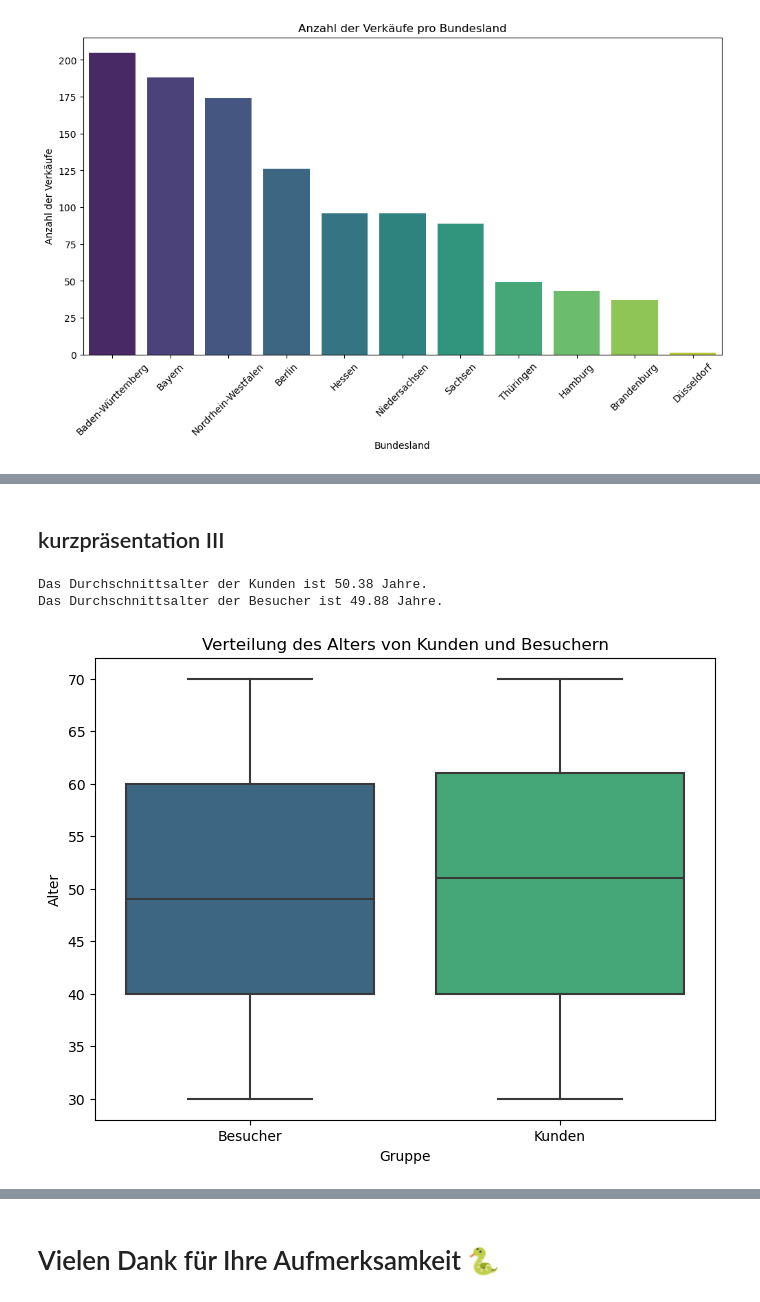
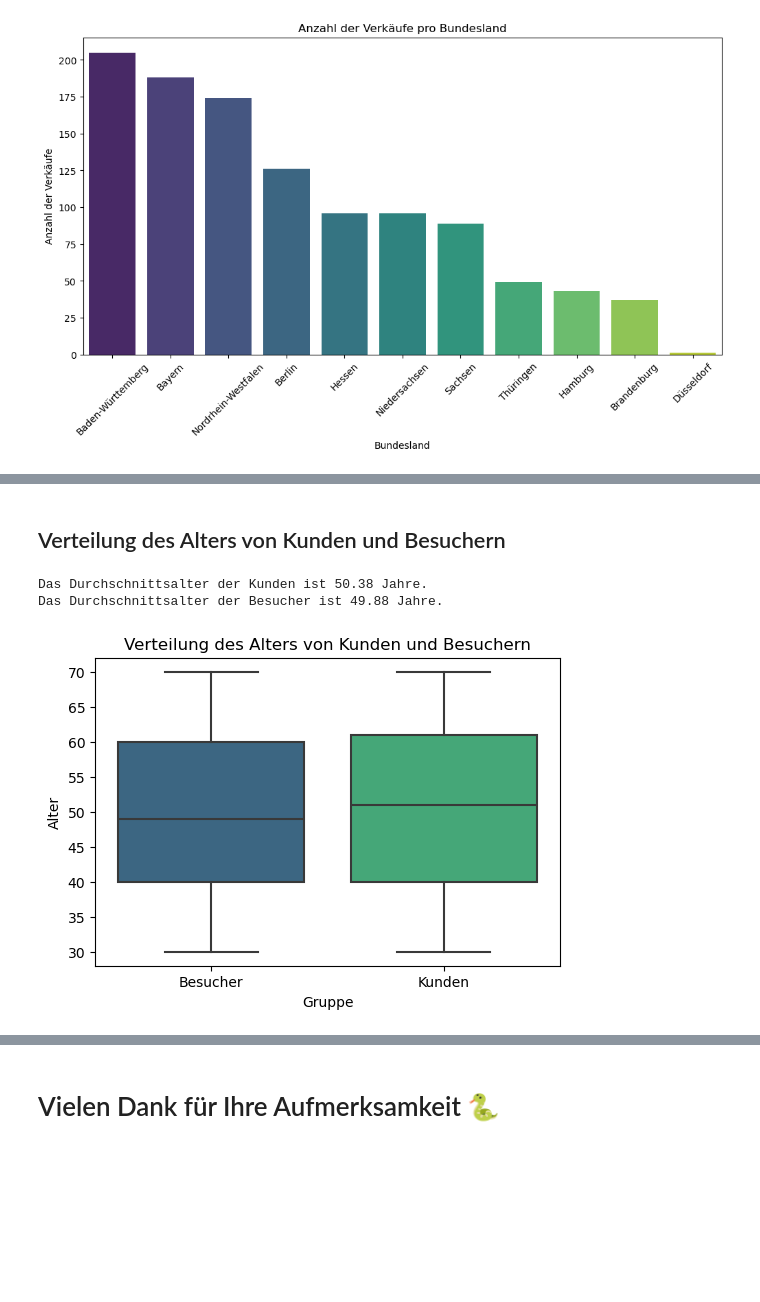
Before and after one commit to SebastianKnoche/final_projectSS24_Group4, a Jupyter notebook: presentation.ipynb, the cells around one changed output, grey strips where cells are left out. Drawn from its saved outputs; the diff is of its cells as text; code cells hidden in the pictures; blank space fills up the shorter version.

```diff
--- a/presentation.ipynb
+++ b/presentation.ipynb
@@ -1088,27 +1088,27 @@ Sie haben 706 Autos gekauft.
 # %% [markdown]
-## kurzpräsentation III
+## Verteilung des Alters von Kunden und Besuchern
 # %%
 # Berechnung des Durchschnittsalters für Kunden und Besucher
 mittel_alt_kunden = df_gesamt[df_gesamt['Kunde'] == 1]['Alter'].mean()
 mittel_alt_besucher = df_gesamt[df_gesamt['Kunde'] == 0]['Alter'].mean()
 
 print(f'''Das Durchschnittsalter der Kunden ist {mittel_alt_kunden:.2f} Jahre.
 Das Durchschnittsalter der Besucher ist {mittel_alt_besucher:.2f} Jahre.''')
 
 # Erstellen des Boxplots
-plt.figure(figsize=(8, 6))
+plt.figure(figsize=(6, 4))
 sns.boxplot(x='Kunde', y='Alter', data=df_gesamt, palette='viridis')
 
 # Beschriftung anpassen
 plt.xticks([0, 1], ['Besucher', 'Kunden'])
 plt.xlabel('Gruppe')
 plt.ylabel('Alter')
 plt.title('Verteilung des Alters von Kunden und Besuchern')
 
 # Diagramm anzeigen
 plt.show()
 # %% [output]
 Das Durchschnittsalter der Kunden ist 50.38 Jahre.
 Das Durchschnittsalter der Besucher ist 49.88 Jahre.
-[figure, old version]
+[figure, new version]
 # %% [markdown]
```
Also changed, not shown: parts of 8 cells of this notebook, 1 other file.
